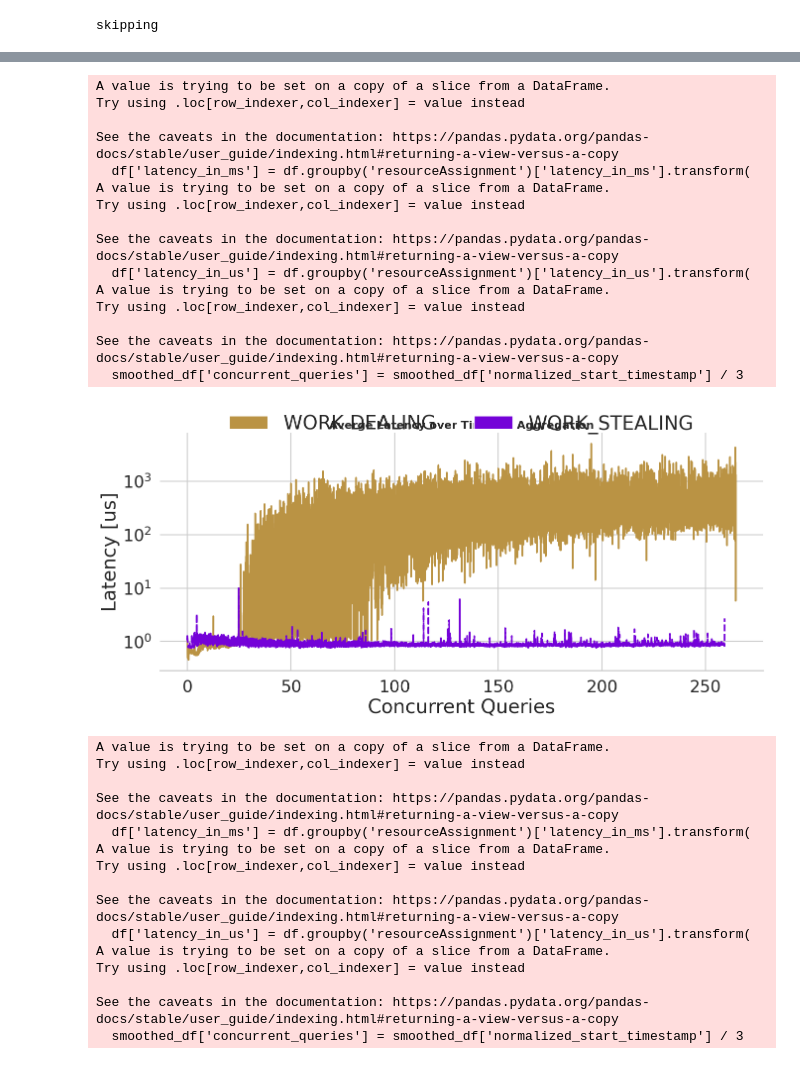
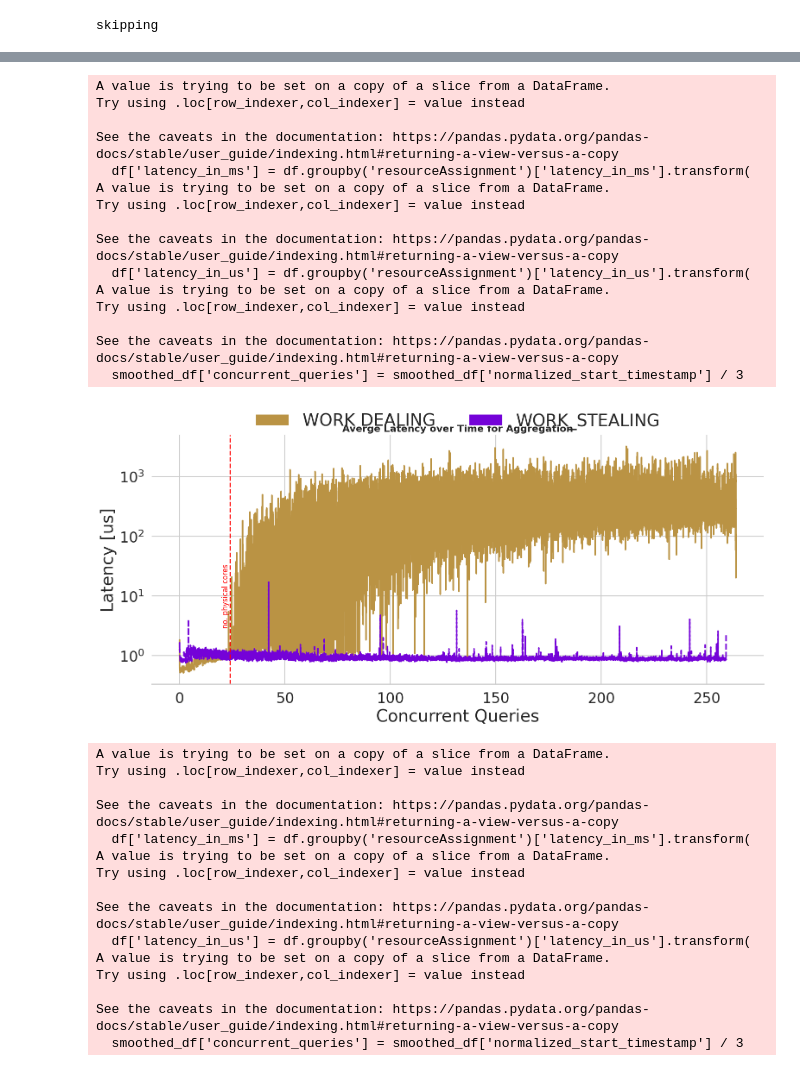
Before and after one commit to keyseven123/engine-statemanagement-paper, a Jupyter notebook: scripts/benchmarking/work-dealing/work-dealing-fixed/plots/WorkDealing_vs_Stealing_Fixed.ipynb, the cells around one changed output, grey strips where cells are left out. Saved outputs shown, nothing was run; the diff lists cells and outputs as text; code cells hidden in the pictures.

```diff
--- a/scripts/benchmarking/work-dealing/work-dealing-fixed/plots/WorkDealing_vs_Stealing_Fixed.ipynb
+++ b/scripts/benchmarking/work-dealing/work-dealing-fixed/plots/WorkDealing_vs_Stealing_Fixed.ipynb
@@ -274,7 +274,8 @@ concurrent_queries.rename(columns={'query_id': 'concurrent_query_count'}, inplac
 queries = df['query'].unique()
 
 for query in queries:
-    plt.figure(figsize=(14, 7))
+    plt.figure(figsize=(16, 8))
+    plt.subplots_adjust(top=0.85, bottom=0.15)  # Adjust top and bottom margins
     query_df = df_sum[df_sum['query'] == query]
 
     # Get the first timestamp for each query_id in the current query
@@ -288,38 +289,44 @@ for query in queries:
 
     # Plot the smoothed data with enhanced styling
     ax = sns.lineplot(data=smoothed_df, x='concurrent_queries', y='latency_in_us', hue='resourceAssignment', style='resourceAssignment', palette=custom_palette, hue_order=hue_order, linewidth=2.5)
+    # Draw a vertical line at x = 24
+    plt.axvline(x=24, color='red', linestyle='--', linewidth=2)
+
+    # Add text to the vertical line
+    plt.text(20.1, 10, 'no. physical cores', color='red', rotation=90, verticalalignment='center', fontsize=12)
+
     plt.title(f'Averge Latency over Time for {str(query).capitalize()}', fontsize=16, fontweight='bold')
     plt.xlabel('Concurrent Queries', fontsize=28)
     plt.xticks(rotation=0, fontsize=24)
     plt.yticks(rotation=0, fontsize=24)
     plt.ylabel('Latency [us]', fontsize=28)
     plt.legend(title='', handles=legend_handles, fontsize=28, title_fontsize=18, labels=labels,
         loc='upper center',
         bbox_to_anchor=(0.5, 1.15),
         ncol=2,
         frameon=False)
     sns.despine(left=True)
     plt.yscale('log')
     plt.tight_layout()
     plt.savefig(os.path.join(output_dir, f'{query}_work_dealing_fix_equal_ingestion_rate_latency.pdf'))
     plt.show()
 # %% [output]
 A value is trying to be set on a copy of a slice from a DataFrame.
 Try using .loc[row_indexer,col_indexer] = value instead
 
 See the caveats in the documentation: https://pandas.pydata.org/pandas-docs/stable/user_guide/indexing.html#returning-a-view-versus-a-copy
   df['latency_in_ms'] = df.groupby('resourceAssignment')['latency_in_ms'].transform(
 A value is trying to be set on a copy of a slice from a DataFrame.
 Try using .loc[row_indexer,col_indexer] = value instead
 
 See the caveats in the documentation: https://pandas.pydata.org/pandas-docs/stable/user_guide/indexing.html#returning-a-view-versus-a-copy
   df['latency_in_us'] = df.groupby('resourceAssignment')['latency_in_us'].transform(
 A value is trying to be set on a copy of a slice from a DataFrame.
 Try using .loc[row_indexer,col_indexer] = value instead
 
 See the caveats in the documentation: https://pandas.pydata.org/pandas-docs/stable/user_guide/indexing.html#returning-a-view-versus-a-copy
   smoothed_df['concurrent_queries'] = smoothed_df['normalized_start_timestamp'] / 3
-[figure, old version]
+[figure, new version]
 A value is trying to be set on a copy of a slice from a DataFrame.
 Try using .loc[row_indexer,col_indexer] = value instead
 
```
Also changed, not shown: parts of 6 cells of this notebook, 3 other files.
